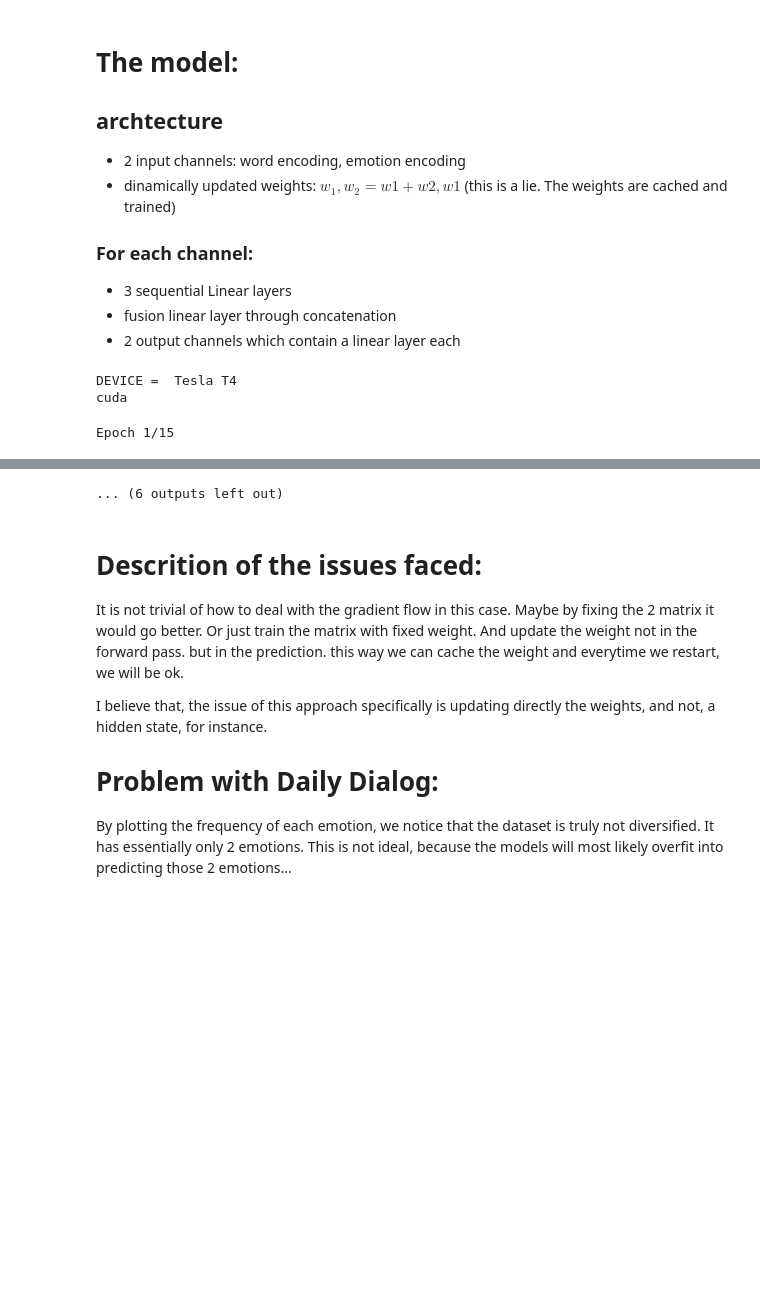
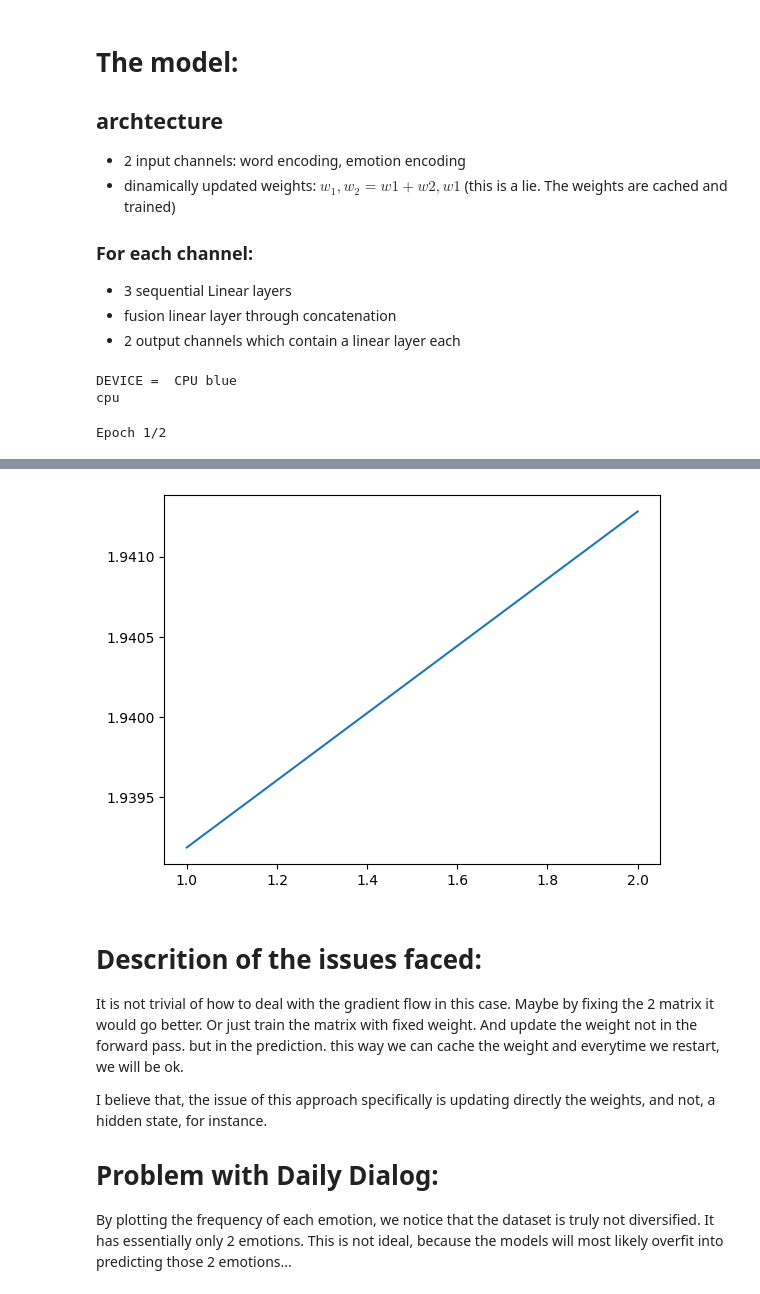
Before and after one commit to bruno-iorio/thesis-work, a Jupyter notebook: SimpleModel1_thesis.ipynb, the cells around one changed output, grey strips where cells are left out. Saved outputs shown, nothing was run; the diff lists cells and outputs as text; code cells hidden in the pictures; blank space fills up the shorter version.

Commit message:
another update of Model1, with a few tweeks in the dataloader

```diff
--- a/SimpleModel1_thesis.ipynb
+++ b/SimpleModel1_thesis.ipynb
@@ -193,7 +183,7 @@ emotions:  [0, 1, 2, 3, 4, 5, 6]
 # %% [markdown]
 Now we train w2v:
 # %%
-word_dim = 100
+word_dim = 800
 w2v = Word2Vec(sentences=bagofwords1, vector_size=word_dim, min_count=1)
 
 print("vocabulary size: ",len(w2v.wv))
@@ -308,3 +249,15 @@ tensor([0.6620, 0.2431, 0.7484, 0.2356, 0.4688, 0.6588, 0.3464, 0.9082, 0.7184,
+# %%
+for i, vec in enumerate(train_X_class.values()):
+  assert(i == torch.argmax(vec))
+
+batch_size = 800
+train_data = DailyDialogDataset(X_train1[:-1],Y_train1[:-1],X_train_utt[1:],Y_train_emo[1:])
+test_data = DailyDialogDataset(X_test1[:-1],Y_test1[:-1],X_test_utt[1:],Y_test_emo[1:])
+val_data = DailyDialogDataset(X_val1[:-1],Y_val1[:-1],X_val_utt[1:],Y_val_emo[1:])
+
+train_loader = DataLoader(train_data, batch_size=batch_size,shuffle = True)
+test_loader = DataLoader(test_data, batch_size=batch_size,shuffle = True)
+val_loader = DataLoader(val_data, batch_size=batch_size, shuffle = True)
 # %% [markdown]
 # The model:
 ## archtecture
@@ -318,11 +271,9 @@ tensor([0.6620, 0.2431, 0.7484, 0.2356, 0.4688, 0.6588, 0.3464, 0.9082, 0.7184,
 import torch.nn as nn
 import torch.nn.functional as F
 class SimpleModel(nn.Module):
-  def __init__(self, n_emb_utt, n_emb_emo, emotions_size, vocab_size,device):
+  def __init__(self, n_emb_utt, n_emb_emo, emotions_size, vocab_size):
     super(SimpleModel,self).__init__()
     ## Decide size later!
-    self.target_dev = device
-    self.current_weight = 0
     self.decoder = nn.Linear(n_emb_utt,vocab_size)
     ## Channel for utterances/words:
     self.Linear_utt1 = nn.Linear(n_emb_utt,80)
@@ -335,6 +286,7 @@ class SimpleModel(nn.Module):
     self.Linear_emo2 = nn.Linear(80,80)
     self.Linear_emo3 = nn.Linear(80,80)
     self.Linear_emo3.requires_grad = False
+
     ## fusion by concatenation and Linear layer:
     self.Linear_fus = nn.Linear(160,300)
 
@@ -429,15 +366,15 @@ def train(model, epochs, device,train_X, train_Y, train_Y_emo,train_X_utt,batch_
 # %%
 device = activate_gpu()
 fn = nn.CrossEntropyLoss()
-model = SimpleModel(word_dim,word_dim,len(emotions),len(train_X_class),device)
+model = SimpleModel(word_dim,word_dim,len(emotions),len(train_X_class))
 print(device)
 # %% [output]
-DEVICE =  Tesla T4
-cuda
+DEVICE =  CPU blue
+cpu
 # %%
-epochs = 15
+epochs = 2
 
-losses = train(model,epochs,device,X_train1,Y_train1,Y_train_emo,X_train_utt)
+losses = train(model,epochs,device)
 plt.plot(np.arange(1,epochs+1),losses)
 # %% [output]
-Epoch 1/15
+Epoch 1/2
@@ -466,4 +385,4 @@ Epoch 12/15
-... (6 outputs left out)
+[figure, added]
 # %% [markdown]
 # Descrition of the issues faced:
 
```
Also changed, not shown: parts of 12 cells of this notebook.
